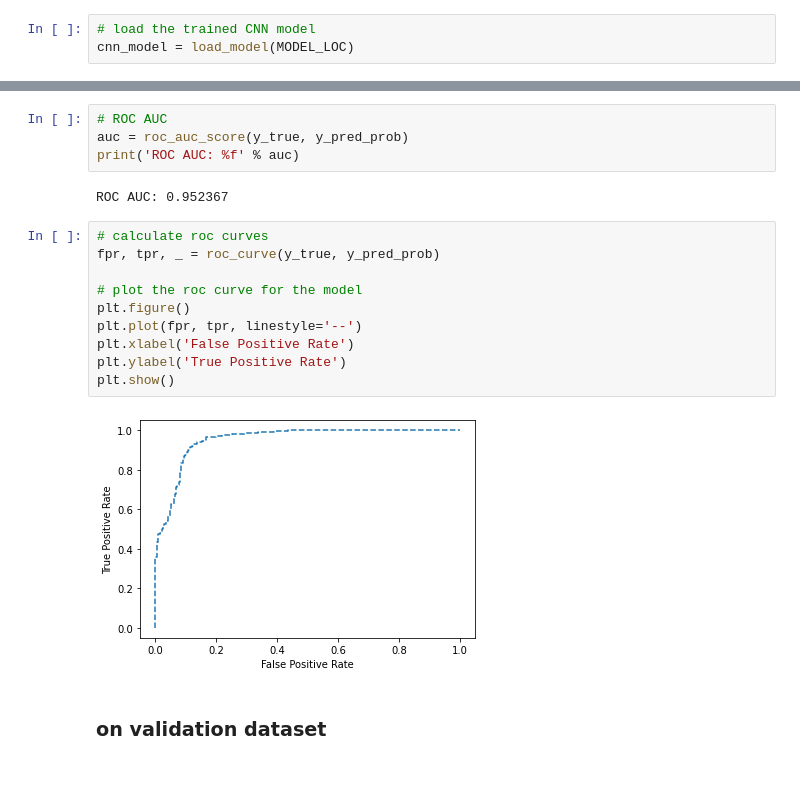
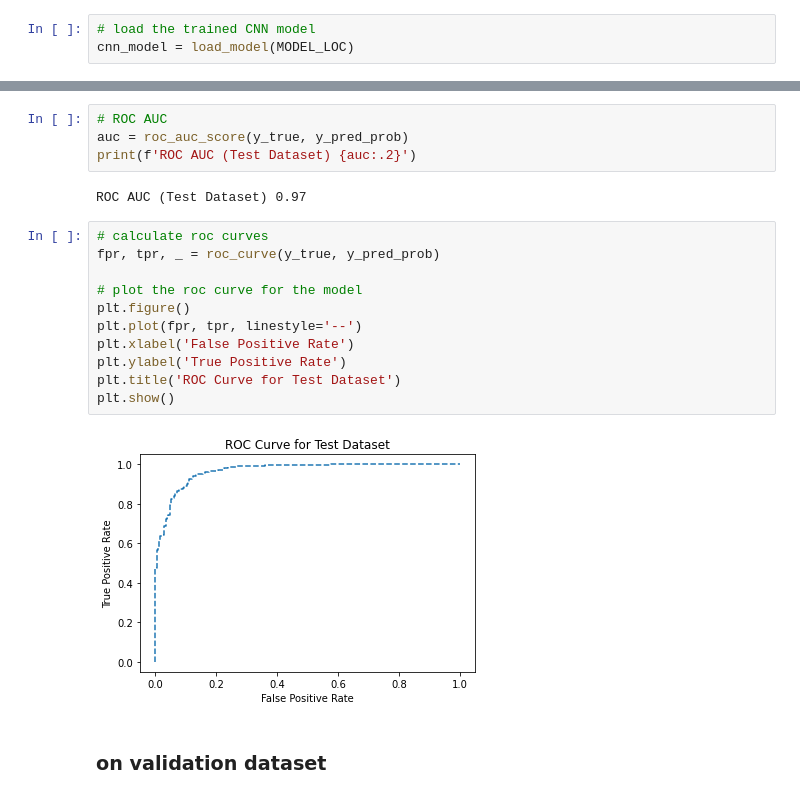
Before and after one commit to baishalidutta/Pneumonia-Detection, a Jupyter notebook: notebook/pneumonia_detection_cnn_model.ipynb, the cells around one changed output, grey strips where cells are left out. Cells and saved outputs as stored; diff of their text form.

```diff
--- a/notebook/pneumonia_detection_cnn_model.ipynb
+++ b/notebook/pneumonia_detection_cnn_model.ipynb
@@ -322,21 +323,22 @@ weighted avg       0.90      0.89      0.89       624
 # %%
 # ROC AUC
 auc = roc_auc_score(y_true, y_pred_prob)
-print('ROC AUC: %f' % auc)
+print(f'ROC AUC (Test Dataset) {auc:.2}')
 # %% [output]
-ROC AUC: 0.952367
+ROC AUC (Test Dataset) 0.97
 # %%
 # calculate roc curves
 fpr, tpr, _ = roc_curve(y_true, y_pred_prob)
 
 # plot the roc curve for the model
 plt.figure()
 plt.plot(fpr, tpr, linestyle='--')
 plt.xlabel('False Positive Rate')
 plt.ylabel('True Positive Rate')
+plt.title('ROC Curve for Test Dataset')
 plt.show()
 # %% [output]
-[figure, old version]
+[figure, new version]
 # %% [markdown]
 ### on validation dataset
 # %%
```
Also changed, not shown: parts of 10 cells of this notebook.
